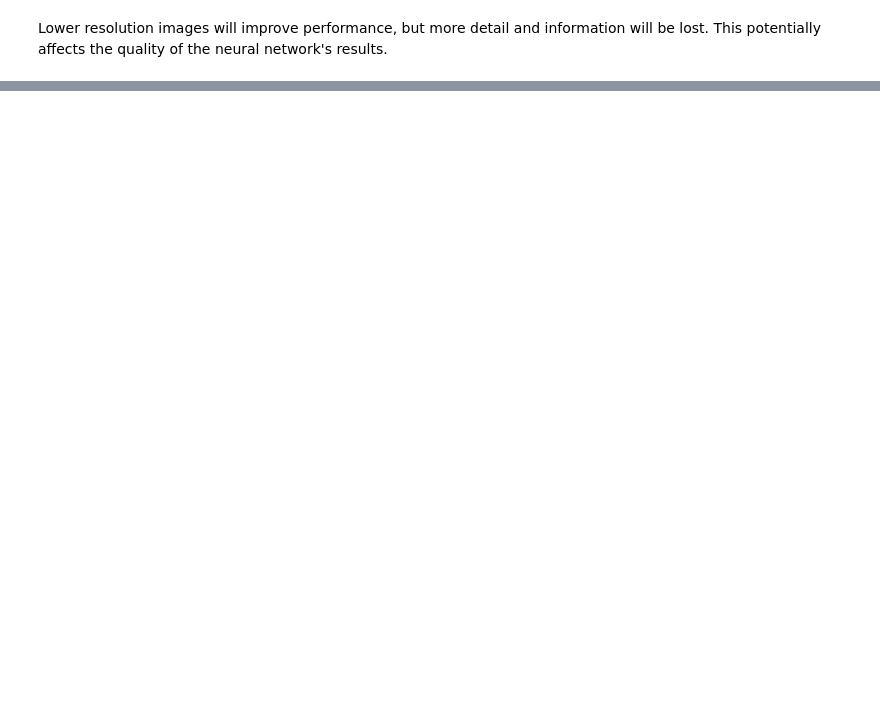
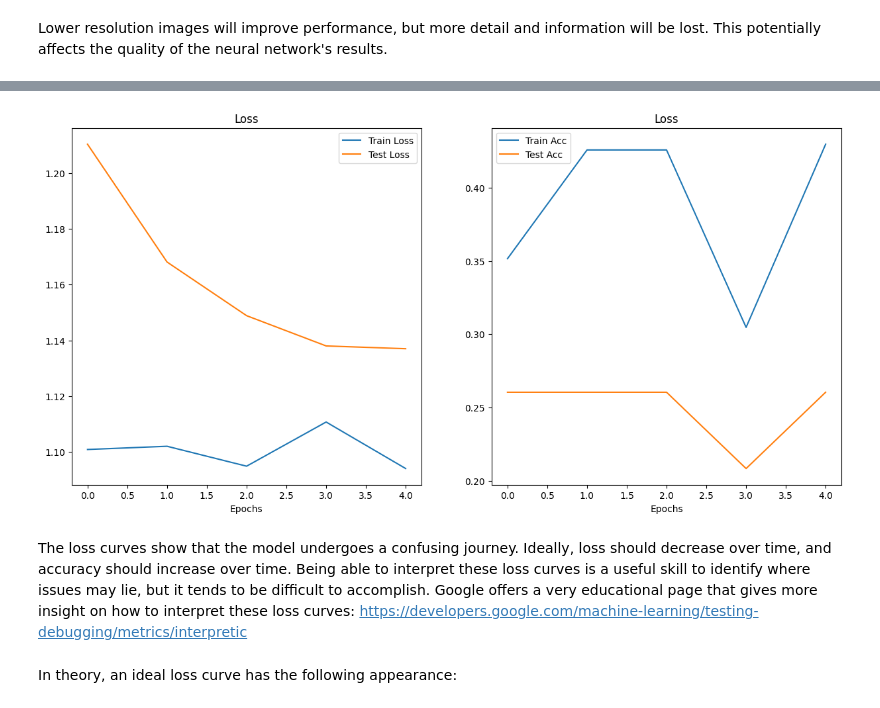
Before and after one commit to RumiaGIT/pytorch-research, a Jupyter notebook: 04_pytorch_custom_datasets.ipynb, the cells around one changed output, grey strips where cells are left out. Cells and saved outputs as stored; diff of their text form; code cells hidden in the pictures; blank space fills up the shorter version.

```diff
--- a/04_pytorch_custom_datasets.ipynb
+++ b/04_pytorch_custom_datasets.ipynb
@@ -191,0 +557,4 @@ Lower resolution images will improve performance, but more detail and informatio
+# %%
+# Saving certain values for later use
+train_losses, train_accs = [], []
+test_losses, test_accs = [], []
@@ -191,0 +598,7 @@ Lower resolution images will improve performance, but more detail and informatio
+# %%
+torch.manual_seed(42)
+epochs = 5
+for epoch in range(epochs):
+    print(f"Epoch: {epoch}\n--------")
+    train_step(model_0, train_dataloader_simple, loss_fn, optimizer, metric_fn)
+    test_step(model_0, test_dataloader_simple, loss_fn, metric_fn)
@@ -191,0 +632,23 @@ Lower resolution images will improve performance, but more detail and informatio
+# %%
+epoch_range = range(epochs)
+# %%
+plt.figure(figsize=(15, 7))
+plt.subplot(1, 2, 1)
+plt.plot(epoch_range, torch.tensor(train_losses), label="Train Loss")
+plt.plot(epoch_range, torch.tensor(test_losses), label="Test Loss")
+plt.title("Loss")
+plt.xlabel("Epochs")
+plt.legend()
+
+plt.subplot(1, 2, 2)
+plt.plot(epoch_range, train_accs, label="Train Acc")
+plt.plot(epoch_range, test_accs, label="Test Acc")
+plt.title("Loss")
+plt.xlabel("Epochs")
+plt.legend();
+# %% [output]
+[figure, added]
+# %% [markdown]
+The loss curves show that the model undergoes a confusing journey. Ideally, loss should decrease over time, and accuracy should increase over time. Being able to interpret these loss curves is a useful skill to identify where issues may lie, but it tends to be difficult to accomplish. Google offers a very educational page that gives more insight on how to interpret these loss curves: https://developers.google.com/machine-learning/testing-debugging/metrics/interpretic
+# %% [markdown]
+In theory, an ideal loss curve has the following appearance:
```
Also changed, not shown: parts of 98 cells of this notebook, 9 other files.
